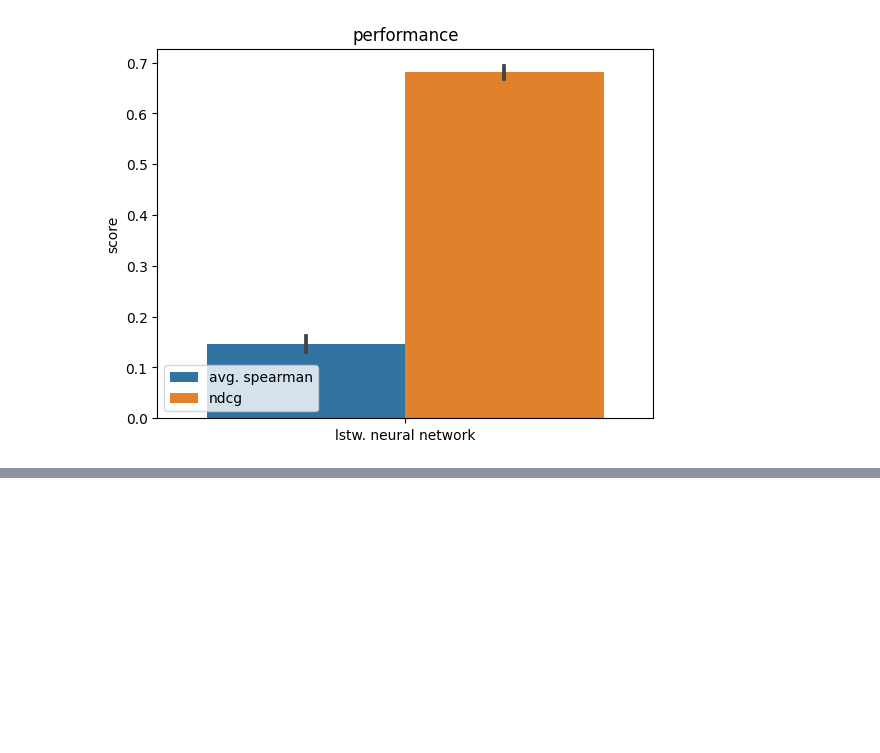
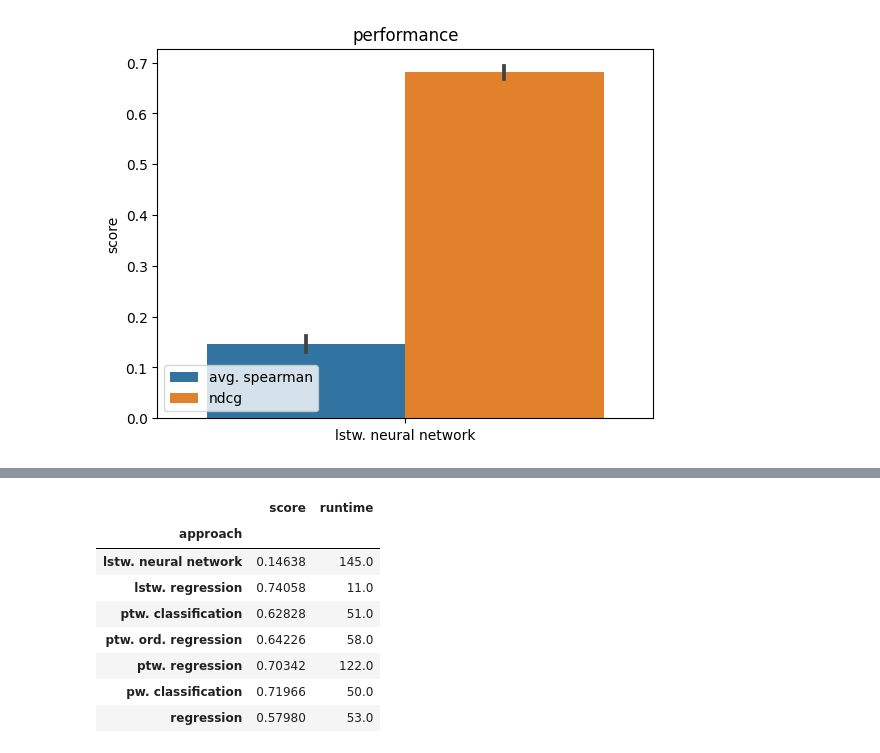
Before and after one commit to Sidies/ranking_encoders, a Jupyter notebook: notebooks/visualization/listwise/diagrams.ipynb, the cells around one changed output, grey strips where cells are left out. Saved outputs shown, nothing was run; the diff lists cells and outputs as text; code cells hidden in the pictures; blank space fills up the shorter version.

```diff
--- a/notebooks/visualization/listwise/diagrams.ipynb
+++ b/notebooks/visualization/listwise/diagrams.ipynb
@@ -195,0 +221,16 @@ plt.show()
+# %%
+runtime_data = data[data['tuning'].isna() & data['metric'].isin(['avg. spearman'])]
+runtime_data = runtime_data[['approach', 'score', 'runtime']]
+runtime_data = runtime_data.groupby('approach').mean().reset_index()
+
+display(runtime_data)
+# %% [output]
+|  | score | runtime |
+| approach |  |  |
+| lstw. neural network | 0.14638 | 145.0 |
+| lstw. regression | 0.74058 | 11.0 |
+| ptw. classification | 0.62828 | 51.0 |
+| ptw. ord. regression | 0.64226 | 58.0 |
+| ptw. regression | 0.70342 | 122.0 |
+| pw. classification | 0.71966 | 50.0 |
+| regression | 0.57980 | 53.0 |
```
Also changed, not shown: parts of 5 cells of this notebook, 23 other files.
